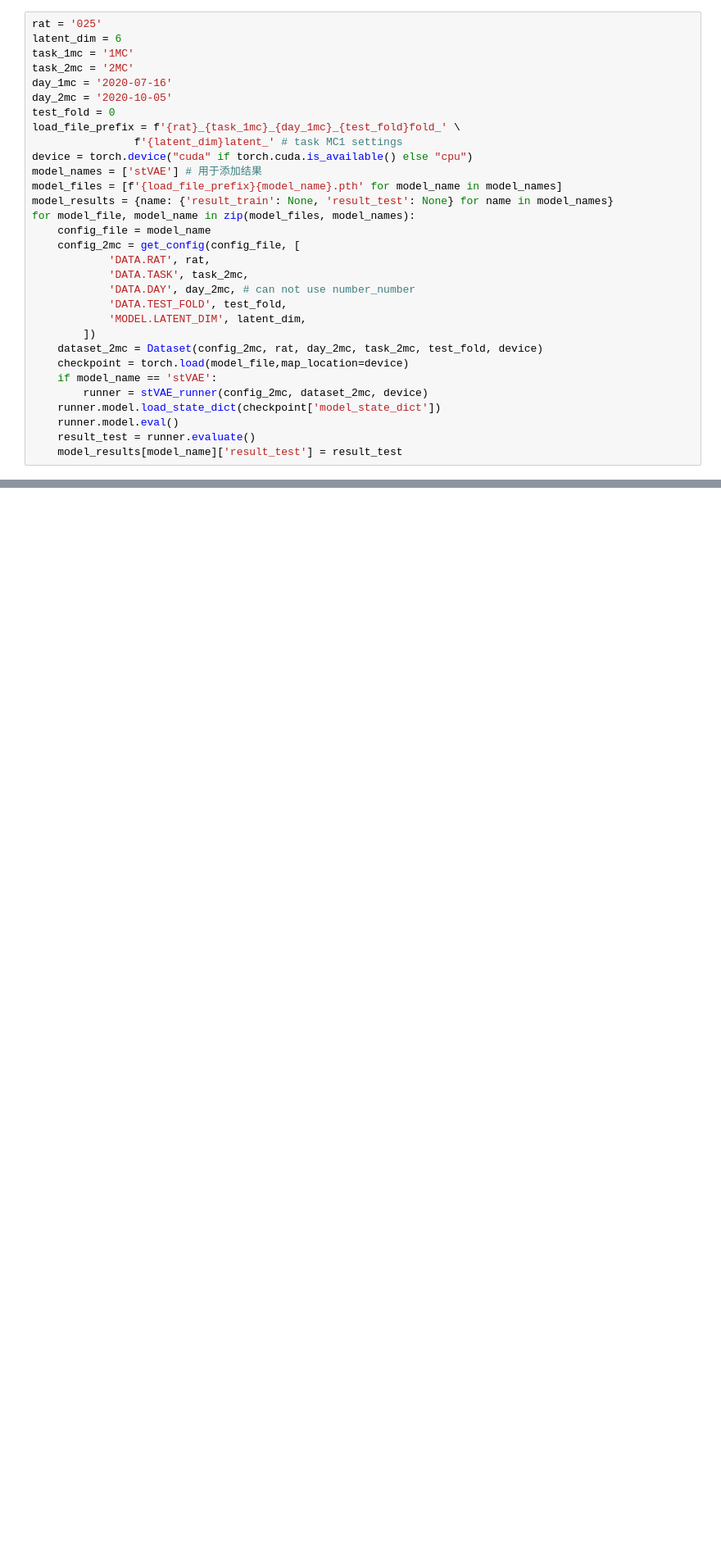
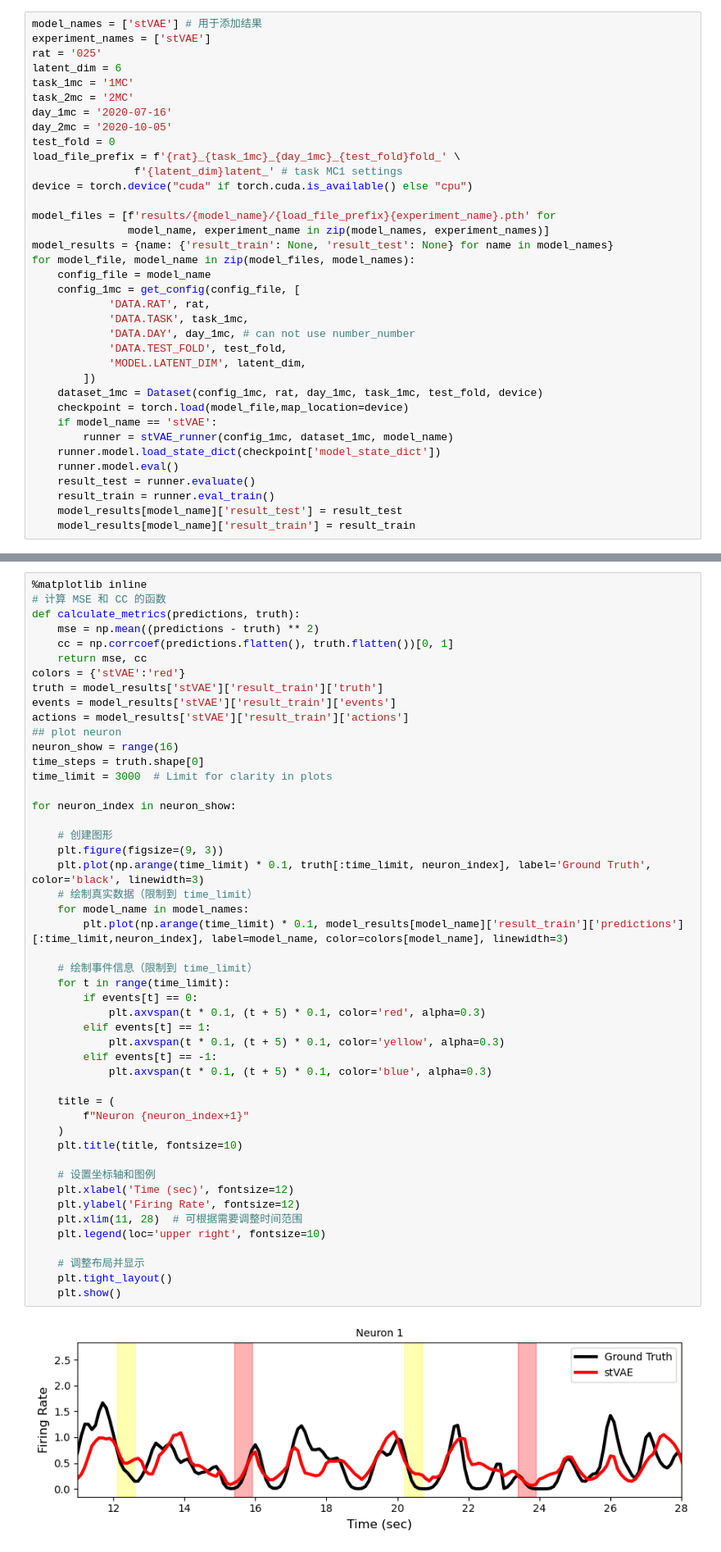
Before and after one commit to zsongah/tVAE_across_task_rat25_v2, a Jupyter notebook: evaluations/neural_prediction.ipynb, the cells around one changed output, grey strips where cells are left out. Shown at 82% size. Saved outputs shown, nothing was run; the diff lists cells and outputs as text; blank space fills up the shorter version.

```diff
--- a/evaluations/neural_prediction.ipynb
+++ b/evaluations/neural_prediction.ipynb
@@ -9,4 +11,6 @@ from runners import stVAE_runner
 # %%
+model_names = ['stVAE'] # 用于添加结果
+experiment_names = ['stVAE']
 rat = '025'
 latent_dim = 6
 task_1mc = '1MC'
@@ -17,24 +21,27 @@ test_fold = 0
 load_file_prefix = f'{rat}_{task_1mc}_{day_1mc}_{test_fold}fold_' \
                 f'{latent_dim}latent_' # task MC1 settings
 device = torch.device("cuda" if torch.cuda.is_available() else "cpu")
-model_names = ['stVAE'] # 用于添加结果
-model_files = [f'{load_file_prefix}{model_name}.pth' for model_name in model_names]
+
+model_files = [f'results/{model_name}/{load_file_prefix}{experiment_name}.pth' for
+               model_name, experiment_name in zip(model_names, experiment_names)]
 model_results = {name: {'result_train': None, 'result_test': None} for name in model_names}
 for model_file, model_name in zip(model_files, model_names):
     config_file = model_name
-    config_2mc = get_config(config_file, [
+    config_1mc = get_config(config_file, [
             'DATA.RAT', rat,
-            'DATA.TASK', task_2mc,
-            'DATA.DAY', day_2mc, # can not use number_number
+            'DATA.TASK', task_1mc,
+            'DATA.DAY', day_1mc, # can not use number_number
             'DATA.TEST_FOLD', test_fold,
             'MODEL.LATENT_DIM', latent_dim,
         ])
-    dataset_2mc = Dataset(config_2mc, rat, day_2mc, task_2mc, test_fold, device)
+    dataset_1mc = Dataset(config_1mc, rat, day_1mc, task_1mc, test_fold, device)
     checkpoint = torch.load(model_file,map_location=device)
     if model_name == 'stVAE':
-        runner = stVAE_runner(config_2mc, dataset_2mc, device)
+        runner = stVAE_runner(config_1mc, dataset_1mc, model_name)
     runner.model.load_state_dict(checkpoint['model_state_dict'])
     runner.model.eval()
     result_test = runner.evaluate()
+    result_train = runner.eval_train()
     model_results[model_name]['result_test'] = result_test
+    model_results[model_name]['result_train'] = result_train
 # %% [output]
@@ -41,0 +49,50 @@ FileNotFoundError: [Errno 2] No such file or directory: 'configs/stVAE.yaml'
+# %%
+%matplotlib inline
+# 计算 MSE 和 CC 的函数
+def calculate_metrics(predictions, truth):
+    mse = np.mean((predictions - truth) ** 2)
+    cc = np.corrcoef(predictions.flatten(), truth.flatten())[0, 1]
+    return mse, cc
+colors = {'stVAE':'red'}
+truth = model_results['stVAE']['result_train']['truth']
+events = model_results['stVAE']['result_train']['events']
+actions = model_results['stVAE']['result_train']['actions']
+## plot neuron
+neuron_show = range(16)
+time_steps = truth.shape[0]
+time_limit = 3000  # Limit for clarity in plots
+
+for neuron_index in neuron_show:
+
+    # 创建图形
+    plt.figure(figsize=(9, 3))
+    plt.plot(np.arange(time_limit) * 0.1, truth[:time_limit, neuron_index], label='Ground Truth', color='black', linewidth=3)
+    # 绘制真实数据（限制到 time_limit）
+    for model_name in model_names:
+        plt.plot(np.arange(time_limit) * 0.1, model_results[model_name]['result_train']['predictions'][:time_limit,neuron_index], label=model_name, color=colors[model_name], linewidth=3)
+
+    # 绘制事件信息（限制到 time_limit）
+    for t in range(time_limit):
+        if events[t] == 0:
+            plt.axvspan(t * 0.1, (t + 5) * 0.1, color='red', alpha=0.3)
+        elif events[t] == 1:
+            plt.axvspan(t * 0.1, (t + 5) * 0.1, color='yellow', alpha=0.3)
+        elif events[t] == -1:
+            plt.axvspan(t * 0.1, (t + 5) * 0.1, color='blue', alpha=0.3)
+
+    title = (
+        f"Neuron {neuron_index+1}"
+    )
+    plt.title(title, fontsize=10)
+
+    # 设置坐标轴和图例
+    plt.xlabel('Time (sec)', fontsize=12)
+    plt.ylabel('Firing Rate', fontsize=12)
+    plt.xlim(11, 28)  # 可根据需要调整时间范围
+    plt.legend(loc='upper right', fontsize=10)
+
+    # 调整布局并显示
+    plt.tight_layout()
+    plt.show()
+# %% [output]
+[figure, added]
```
Also changed, not shown: parts of 3 cells of this notebook, 15 other files.
